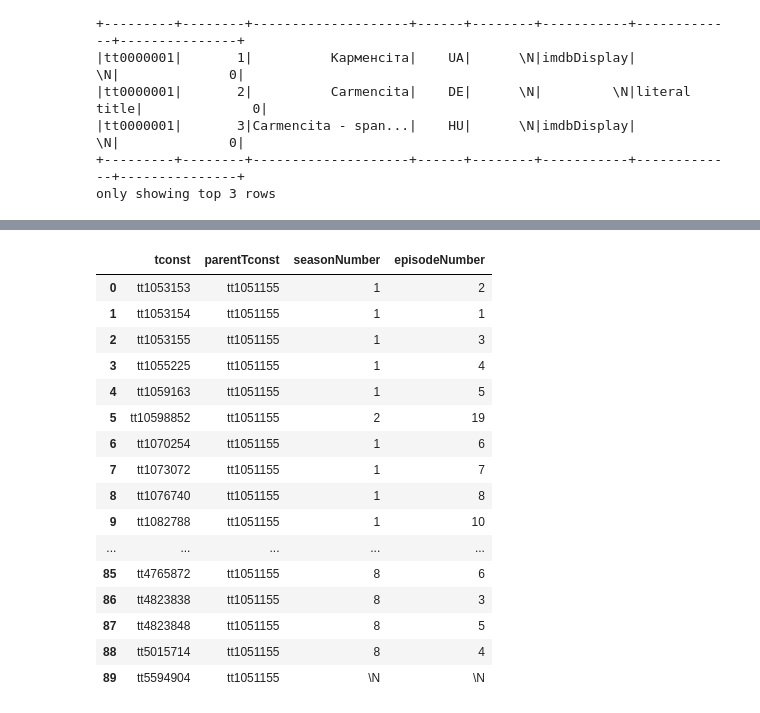
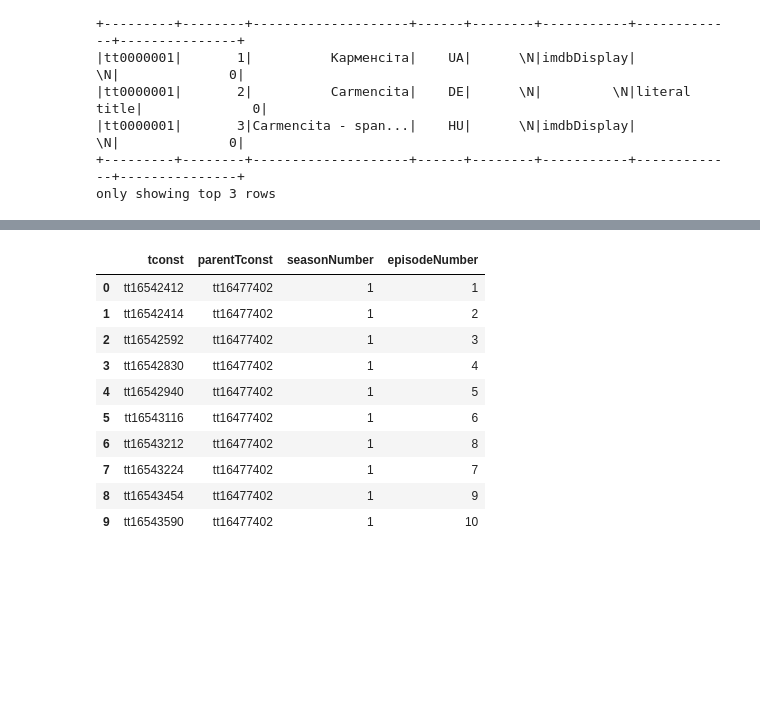
Before and after one commit to vichShir/netflix-analysis, a Jupyter notebook: notebooks/Netflix_Analysis.ipynb, the cells around one changed output, grey strips where cells are left out. Drawn from its saved outputs; the diff is of its cells as text; code cells hidden in the pictures; blank space fills up the shorter version.

```diff
--- a/notebooks/Netflix_Analysis.ipynb
+++ b/notebooks/Netflix_Analysis.ipynb
@@ -673,21 +519,15 @@ spark.sql("SELECT * FROM basics_df WHERE tconst = 'tt16477402'").toPandas()
 # %%
 episode_df.registerTempTable("episode_df")
-spark.sql("SELECT * FROM episode_df WHERE parentTconst = 'tt1051155'").toPandas()
+spark.sql("SELECT * FROM episode_df WHERE parentTconst = 'tt16477402'").toPandas()
 # %% [output]
 |  | tconst | parentTconst | seasonNumber | episodeNumber |
-| 0 | tt1053153 | tt1051155 | 1 | 2 |
-| 1 | tt1053154 | tt1051155 | 1 | 1 |
-| 2 | tt1053155 | tt1051155 | 1 | 3 |
-| 3 | tt1055225 | tt1051155 | 1 | 4 |
-| 4 | tt1059163 | tt1051155 | 1 | 5 |
-| 5 | tt10598852 | tt1051155 | 2 | 19 |
-| 6 | tt1070254 | tt1051155 | 1 | 6 |
-| 7 | tt1073072 | tt1051155 | 1 | 7 |
-| 8 | tt1076740 | tt1051155 | 1 | 8 |
-| 9 | tt1082788 | tt1051155 | 1 | 10 |
-| ... | ... | ... | ... | ... |
-| 85 | tt4765872 | tt1051155 | 8 | 6 |
-| 86 | tt4823838 | tt1051155 | 8 | 3 |
-| 87 | tt4823848 | tt1051155 | 8 | 5 |
-| 88 | tt5015714 | tt1051155 | 8 | 4 |
-| 89 | tt5594904 | tt1051155 | \N | \N |
+| 0 | tt16542412 | tt16477402 | 1 | 1 |
+| 1 | tt16542414 | tt16477402 | 1 | 2 |
+| 2 | tt16542592 | tt16477402 | 1 | 3 |
+| 3 | tt16542830 | tt16477402 | 1 | 4 |
+| 4 | tt16542940 | tt16477402 | 1 | 5 |
+| 5 | tt16543116 | tt16477402 | 1 | 6 |
+| 6 | tt16543212 | tt16477402 | 1 | 8 |
+| 7 | tt16543224 | tt16477402 | 1 | 7 |
+| 8 | tt16543454 | tt16477402 | 1 | 9 |
+| 9 | tt16543590 | tt16477402 | 1 | 10 |
```
Also changed, not shown: parts of 39 cells of this notebook, 2 other files.
